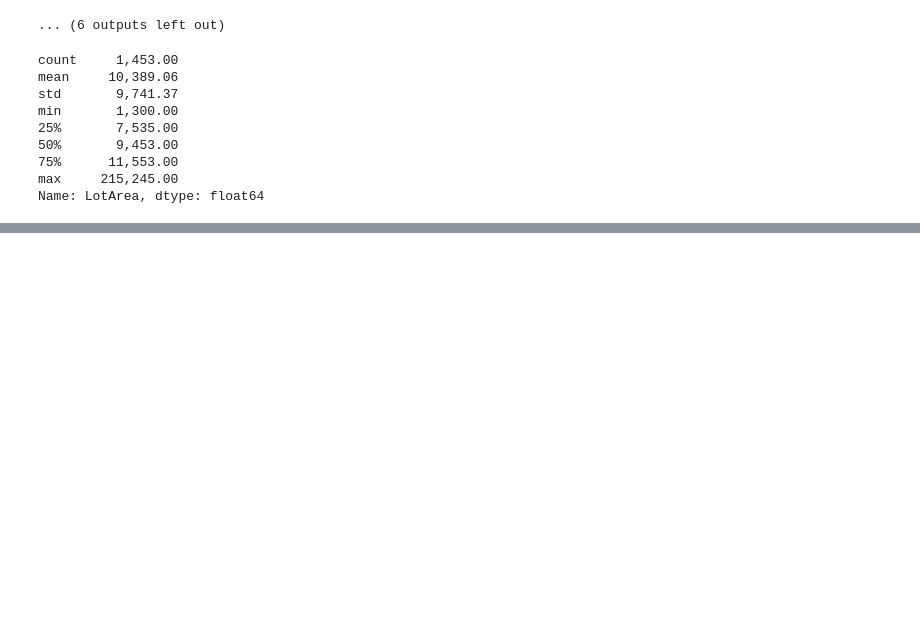
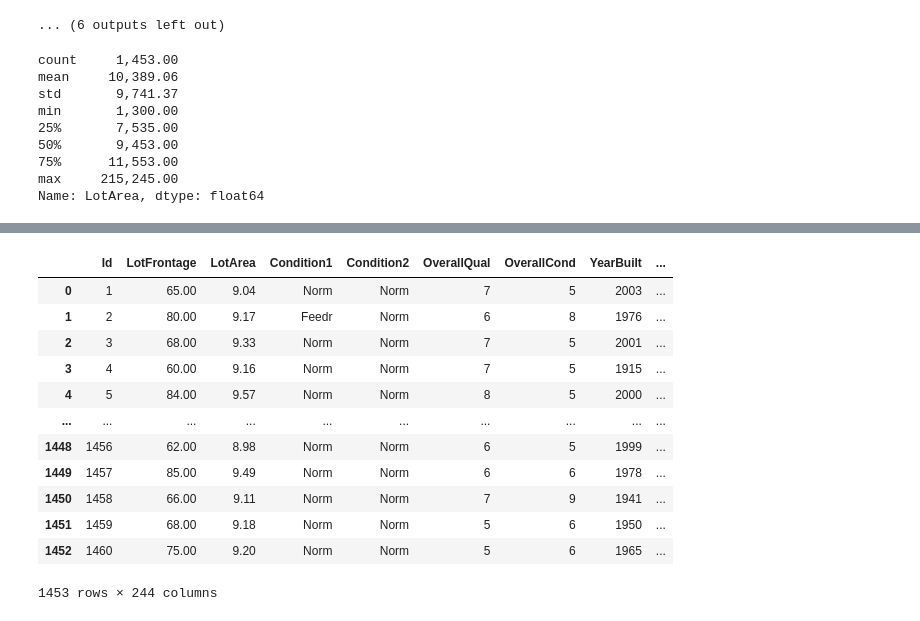
Before and after one commit to karvendhanm/kaggle, a Jupyter notebook: house_prices_prediction/ensemble_with_catboost.ipynb, the cells around one changed output, grey strips where cells are left out. Drawn from its saved outputs; the diff is of its cells as text; code cells hidden in the pictures; blank space fills up the shorter version.

```diff
--- a/house_prices_prediction/ensemble_with_catboost.ipynb
+++ b/house_prices_prediction/ensemble_with_catboost.ipynb
@@ -569,5 +506,30 @@ df
 avg_price_at_neighborhood = df.groupby('Neighborhood', as_index=False)['SalePrice'].mean().rename({'SalePrice':
                                                                         'avg_price_at_neighborhood'}, axis=1)
 df = df.merge(avg_price_at_neighborhood, on =['Neighborhood'], how='left')
-df = df.drop('Neighborhood', axis=1, inplace=True)
+df.drop('Neighborhood', axis=1, inplace=True)
 df
+# %%
+conditions = list(set(df['Condition1'].unique().tolist() + df['Condition2'].unique().tolist()))
+conditions.remove('Norm')
+conditions
+# %%
+for condition in conditions:
+    df[f'Condition_{condition}'] = ((df['Condition1'] == condition) | (df['Condition2'] == condition)).astype('int')
+df.drop(['Condition1', 'Condition2'], axis=1)
+df
+# %%
+df
+# %% [output]
+|  | Id | LotFrontage | LotArea | Condition1 | Condition2 | OverallQual | OverallCond | YearBuilt | ... |
+| 0 | 1 | 65.00 | 9.04 | Norm | Norm | 7 | 5 | 2003 | ... |
+| 1 | 2 | 80.00 | 9.17 | Feedr | Norm | 6 | 8 | 1976 | ... |
+| 2 | 3 | 68.00 | 9.33 | Norm | Norm | 7 | 5 | 2001 | ... |
+| 3 | 4 | 60.00 | 9.16 | Norm | Norm | 7 | 5 | 1915 | ... |
+| 4 | 5 | 84.00 | 9.57 | Norm | Norm | 8 | 5 | 2000 | ... |
+| ... | ... | ... | ... | ... | ... | ... | ... | ... | ... |
+| 1448 | 1456 | 62.00 | 8.98 | Norm | Norm | 6 | 5 | 1999 | ... |
+| 1449 | 1457 | 85.00 | 9.49 | Norm | Norm | 6 | 6 | 1978 | ... |
+| 1450 | 1458 | 66.00 | 9.11 | Norm | Norm | 7 | 9 | 1941 | ... |
+| 1451 | 1459 | 68.00 | 9.18 | Norm | Norm | 5 | 6 | 1950 | ... |
+| 1452 | 1460 | 75.00 | 9.20 | Norm | Norm | 5 | 6 | 1965 | ... |
+1453 rows × 244 columns
```
Also changed, not shown: parts of 7 cells of this notebook.
